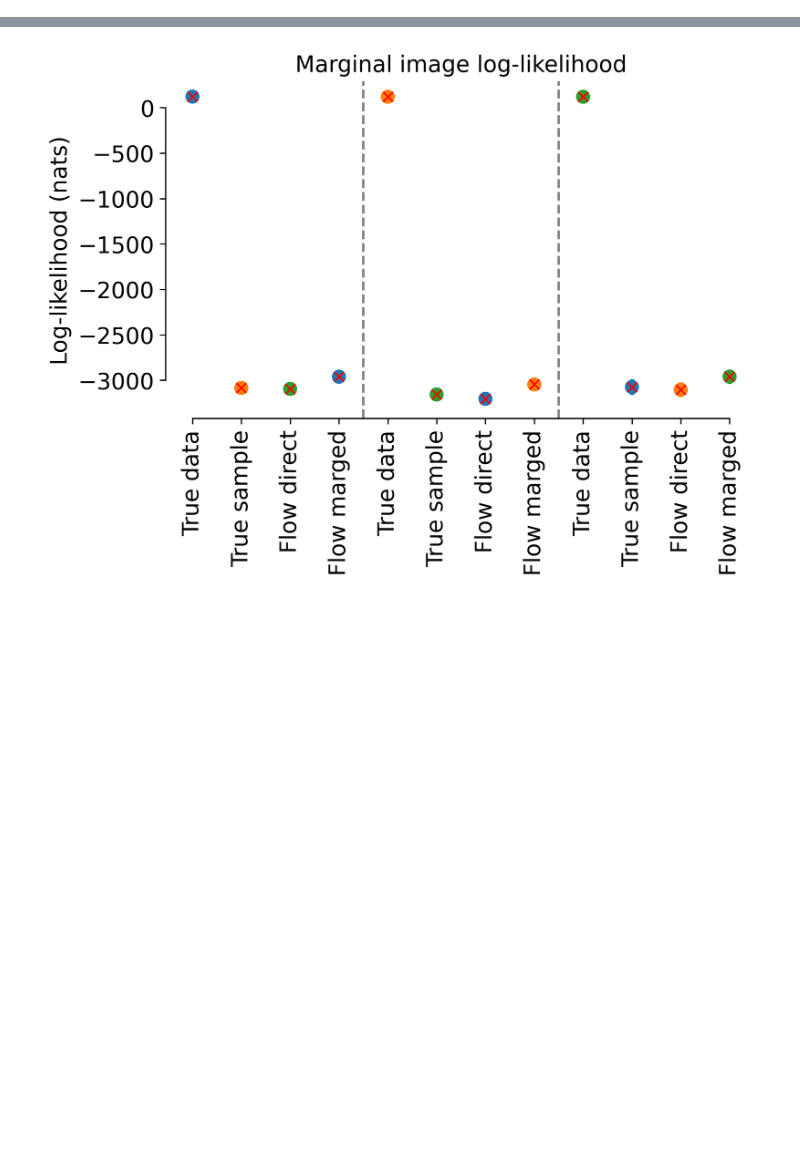
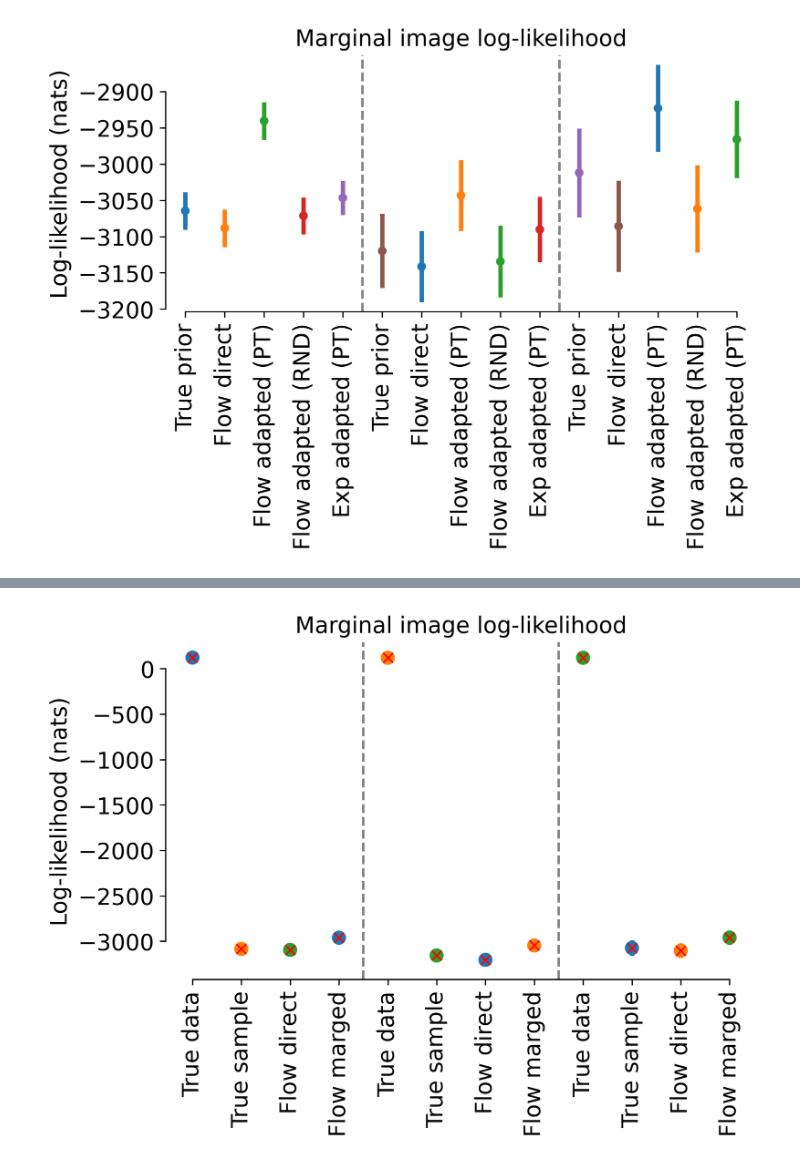
Before and after one commit to suhasshrinivasan/task-transfer, a Jupyter notebook: experiments/learning/evaluate_flat_prior_via_margll.ipynb, the cells around one changed output, grey strips where cells are left out. Drawn from its saved outputs; the diff is of its cells as text; code cells hidden in the pictures; blank space fills up the shorter version.

Commit message:
Add flat prior controls

```diff
--- a/experiments/learning/evaluate_flat_prior_via_margll.ipynb
+++ b/experiments/learning/evaluate_flat_prior_via_margll.ipynb
@@ -86,0 +59,14 @@ Total: 4
+# %%
+dataloader_args = {
+    "data_fname": "/src/project/data/synthetic/haefner_2afc/flat_haefner_dataset.pkl",
+    "train_prop": 0.7,
+    "val_prop": 0.2,
+}
+train_loader, val_loader, test_loader = build_dataloaders(
+    data_fname=dataloader_args["data_fname"],
+    train_prop=dataloader_args["train_prop"],
+    val_prop=dataloader_args["val_prop"],
+    batch_size=128,
+)
+# %%
+true_prior = G.IndependentExponential(rate=torch.ones(45))
@@ -86,0 +468,70 @@ Total: 4
+# %%
+data = [
+    true_logl_marg_train,
+    direct_flow_logl_marg_train,
+    pt_adpt_flow_logl_marg_train,
+    rnd_adpt_flow_logl_marg_train,
+    pt_exp_adpt_logl_marg_train,
+    # rnd_exp_adpt_logl_marg_train,
+
+    true_logl_marg_val,
+    direct_flow_logl_marg_val,
+    pt_adpt_flow_logl_marg_val,
+    rnd_adpt_flow_logl_marg_val,
+    pt_exp_adpt_logl_marg_val,
+    # rnd_exp_adpt_logl_marg_val,
+
+    true_logl_marg_test,
+    direct_flow_logl_marg_test,
+    pt_adpt_flow_logl_marg_test,
+    rnd_adpt_flow_logl_marg_test,
+    pt_exp_adpt_logl_marg_test,
+    # rnd_exp_adpt_logl_marg_test,
+]
+labels = [
+    "True prior",
+    "Flow direct",
+    "Flow adapted (PT)",
+    "Flow adapted (RND)",
+    "Exp adapted (PT)",
+    # "Exp adapted (RND)",
+
+    "True prior",
+    "Flow direct",
+    "Flow adapted (PT)",
+    "Flow adapted (RND)",
+    "Exp adapted (PT)",
+    # "Exp adapted (RND)",
+
+    "True prior",
+    "Flow direct",
+    "Flow adapted (PT)",
+    "Flow adapted (RND)",
+    "Exp adapted (PT)",
+    # "Exp adapted (RND)",
+]
+# Creating a boxplot
+fig, ax = plt.subplots(dpi=300)
+# set two colors as palette and cycle
+palette = sns.color_palette("tab10", n_colors=6)
+ax = sns.pointplot(data=data, ax=ax, errorbar="se", join=False, palette=palette, markers=".")
+# add mean values
+# for i, value in enumerate(data):
+#     # ax.text(i + 0.3, value.mean() + 0.5, f"{value.mean():.2f}", ha="center", va="bottom", fontsize=8)
+#     # add a red dot
+#     ax.plot(i, value.mean(), "rx")
+ax.set_xticklabels(labels, rotation=90)
+ax.set_title("Marginal image log-likelihood", fontsize=14)
+ax.set_ylabel("Log-likelihood (nats)", fontsize=14)
+ax.tick_params(axis="both", which="major", labelsize=14)
+for tick in range(len(labels)):
+    if tick % 5 == 0 and tick != 0:
+        ax.axvline(tick - 0.5, ls="--", color="grey")
+# ax.set_yticks(range(-100, 0, 10))
+sns.despine(ax=ax, trim=True)
+plt.tight_layout()
+
+# # Display the plot
+# plt.show()
+# %% [output]
+[figure, added]
```
Also changed, not shown: parts of 16 cells of this notebook.
